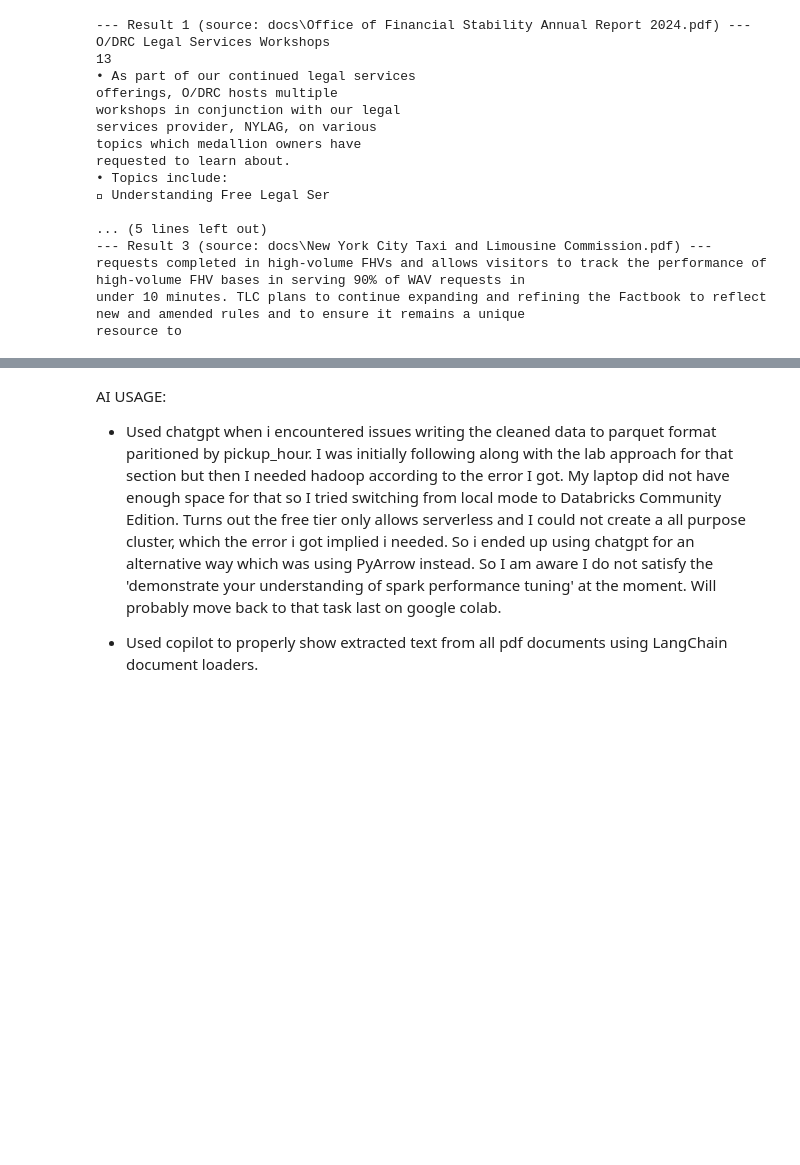
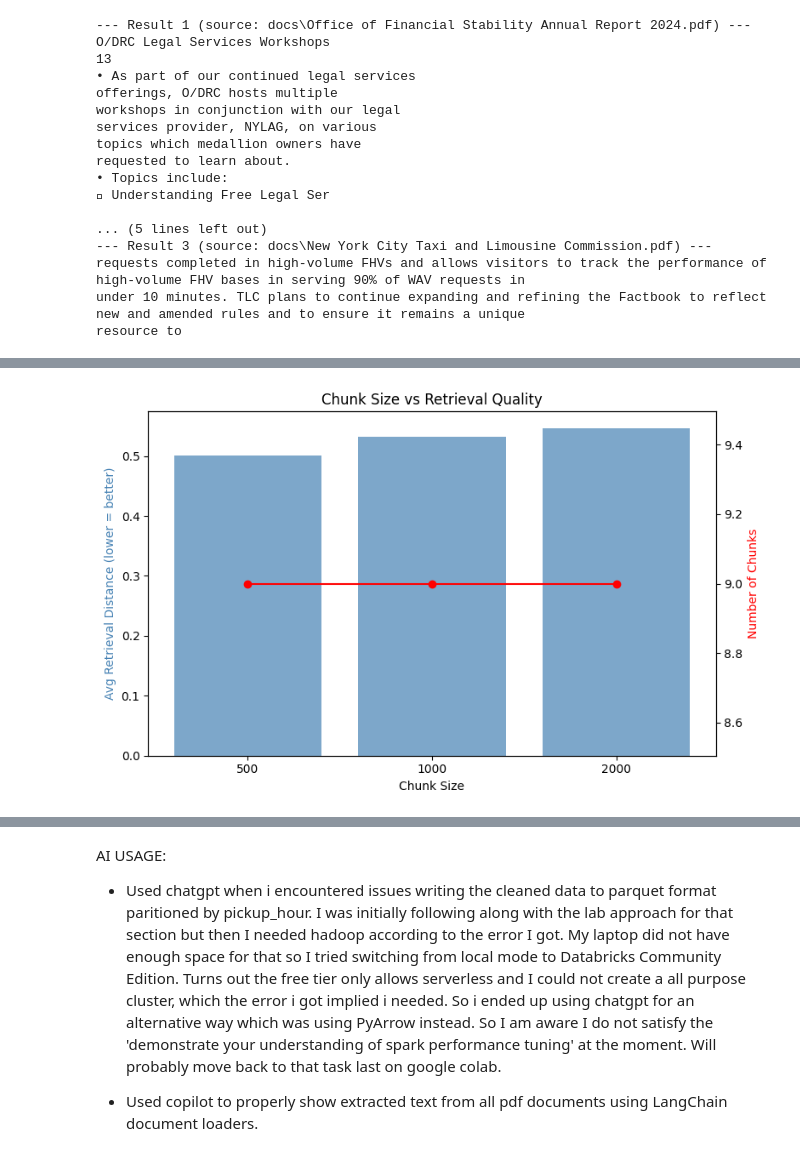
Before and after one commit to jamie07262/LLM-Powered-Applications-Distributed-Computing, a Jupyter notebook: assignment3.ipynb, the cells around one changed output, grey strips where cells are left out. Drawn from its saved outputs; the diff is of its cells as text; code cells hidden in the pictures; blank space fills up the shorter version.

```diff
--- a/assignment3.ipynb
+++ b/assignment3.ipynb
@@ -33,9 +32,6 @@ try:
 except Exception:
     pass
 
-os.environ.pop("HADOOP_HOME", None)
-os.environ.pop("hadoop.home.dir", None)
-
 spark = SparkSession.builder\
     .appName("NYC Yellow Taxi Trip Records (January 2024)") \
     .master("local[*]") \
@@ -43,8 +39,6 @@ spark = SparkSession.builder\
     .config("spark.executor.memory", "1g") \
     .config("spark.driver.memory", "1g") \
     .config("spark.sql.shuffle.partitions", "50") \
-    .config("spark.hadoop.fs.file.impl", "org.apache.hadoop.fs.RawLocalFileSystem") \
-    .config("spark.hadoop.fs.AbstractFileSystem.file.impl", "org.apache.hadoop.fs.local.LocalFs") \
     .getOrCreate()
 # %%
 # Verify the session
@@ -1010,0 +991,29 @@ balance between retrieval relevance and context window size for this corpus.
+# %%
+# Visualize chunk size comparison by plotting average retrieval distance and number of chunks for each size.
+# Plot the results
+experiment_results = {
+    500: {"avg_dist": avg_scores[500], "num_chunks": len(chunk_sizes_scores[500])},
+    1000: {"avg_dist": avg_scores[1000], "num_chunks": len(chunk_sizes_scores[1000])},
+    2000: {"avg_dist": avg_scores[2000], "num_chunks": len(chunk_sizes_scores[2000])}
+}
+
+sizes = list(experiment_results.keys())
+avg_dists = [experiment_results[s]["avg_dist"] for s in sizes]
+num_chunks = [experiment_results[s]["num_chunks"] for s in sizes]
+
+fig, ax1 = plt.subplots(figsize=(8, 5))
+ax1.bar(range(len(sizes)), avg_dists, color='steelblue', alpha=0.7)
+ax1.set_xlabel('Chunk Size')
+ax1.set_ylabel('Avg Retrieval Distance (lower = better)', color='steelblue')
+ax1.set_xticks(range(len(sizes)))
+ax1.set_xticklabels(sizes)
+
+ax2 = ax1.twinx()
+ax2.plot(range(len(sizes)), num_chunks, 'ro-', label='Num Chunks')
+ax2.set_ylabel('Number of Chunks', color='red')
+
+plt.title('Chunk Size vs Retrieval Quality')
+plt.tight_layout()
+plt.show()
+# %% [output]
+[figure, added]
```
Also changed, not shown: parts of 18 cells of this notebook, 1 other file.
